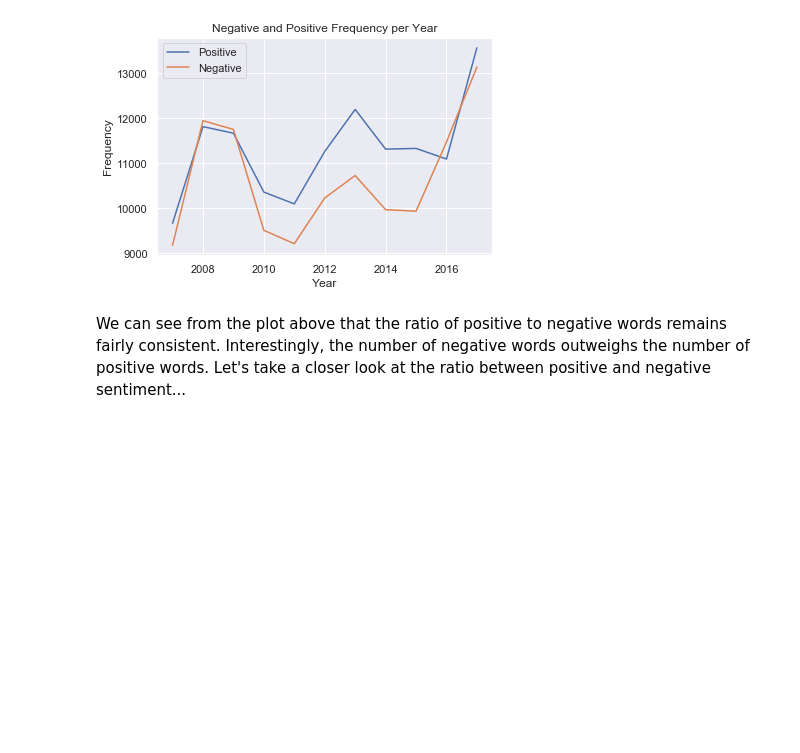
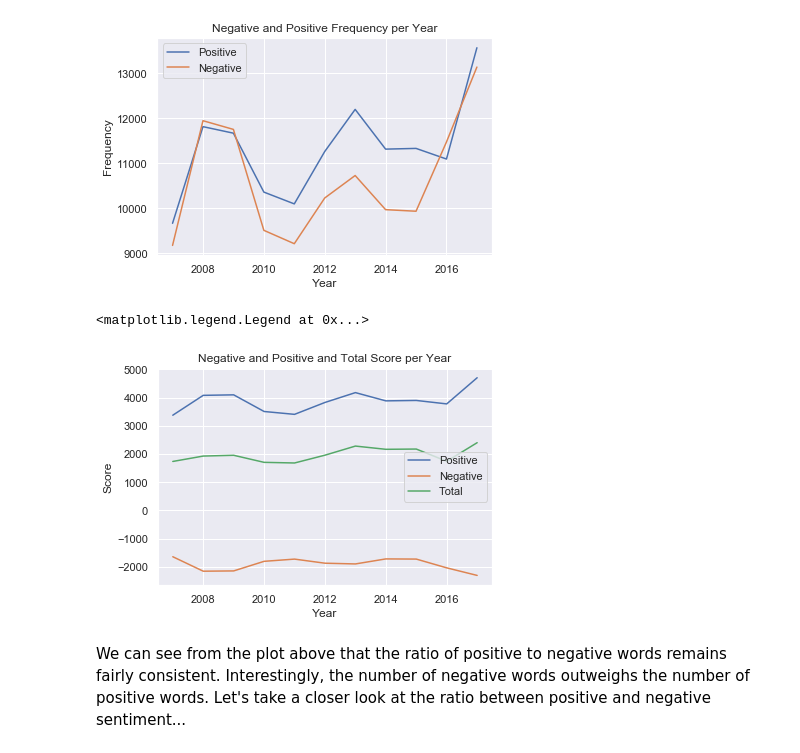
Before and after one commit to davepalazzo/Sentiment_Analysis_S-P_500, a Jupyter notebook: Economic_Forecasting.ipynb, the cells around one changed output. Saved outputs shown, nothing was run; the diff lists cells and outputs as text; code cells hidden in the pictures; blank space fills up the shorter version.

```diff
--- a/Economic_Forecasting.ipynb
+++ b/Economic_Forecasting.ipynb
@@ -247,6 +249,21 @@ plt.legend(['Positive','Negative'])
 # %% [output]
 <matplotlib.legend.Legend at 0x...>
 [figure]
+# %%
+sum_score = pd.read_pickle("pos_neg_sum.pkl")
+x = [i for i in range(2007,2018)]
+sum_score['Year'] = x
+
+sns.set(style="darkgrid")
+sns.lineplot(x='Year', y = 'Positive',
+            data=sum_score)
+sns.lineplot(x='Year', y= 'Negative', data = sum_score).set(ylabel='Score')
+sns.lineplot(x='Year', y= 'Total', data = sum_score).set(ylabel='Score')
+plt.title('Negative and Positive and Total Score per Year')
+plt.legend(['Positive','Negative','Total'])
+# %% [output]
+<matplotlib.legend.Legend at 0x...>
+[figure, added]
 # %% [markdown]
 We can see from the plot above that the ratio of positive to negative words remains fairly consistent. Interestingly, the number of negative words outweighs the number of positive words. Let's take a closer look at the ratio between positive and negative sentiment...
 # %%
```
Also changed, not shown: parts of 8 cells of this notebook.
